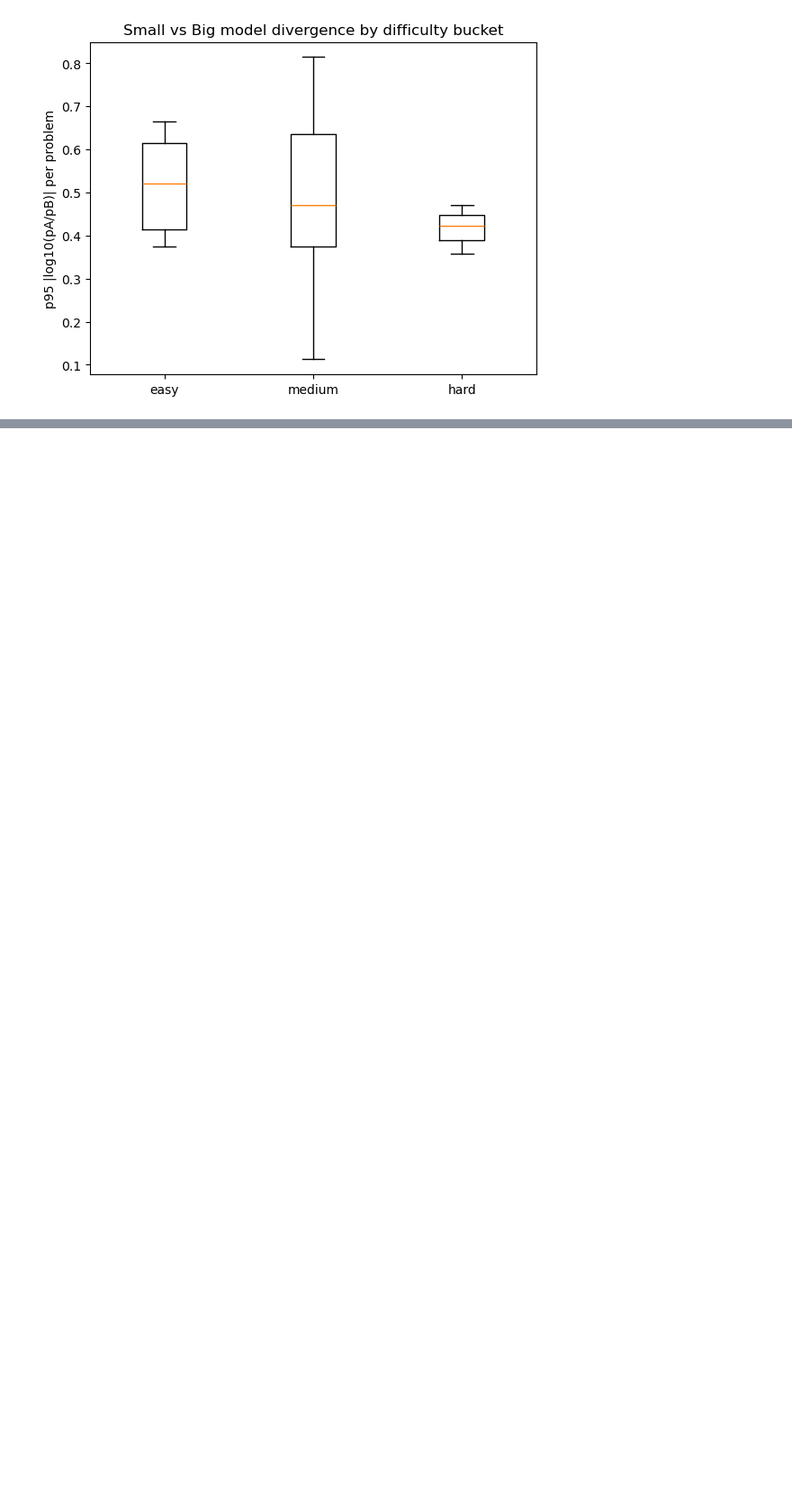
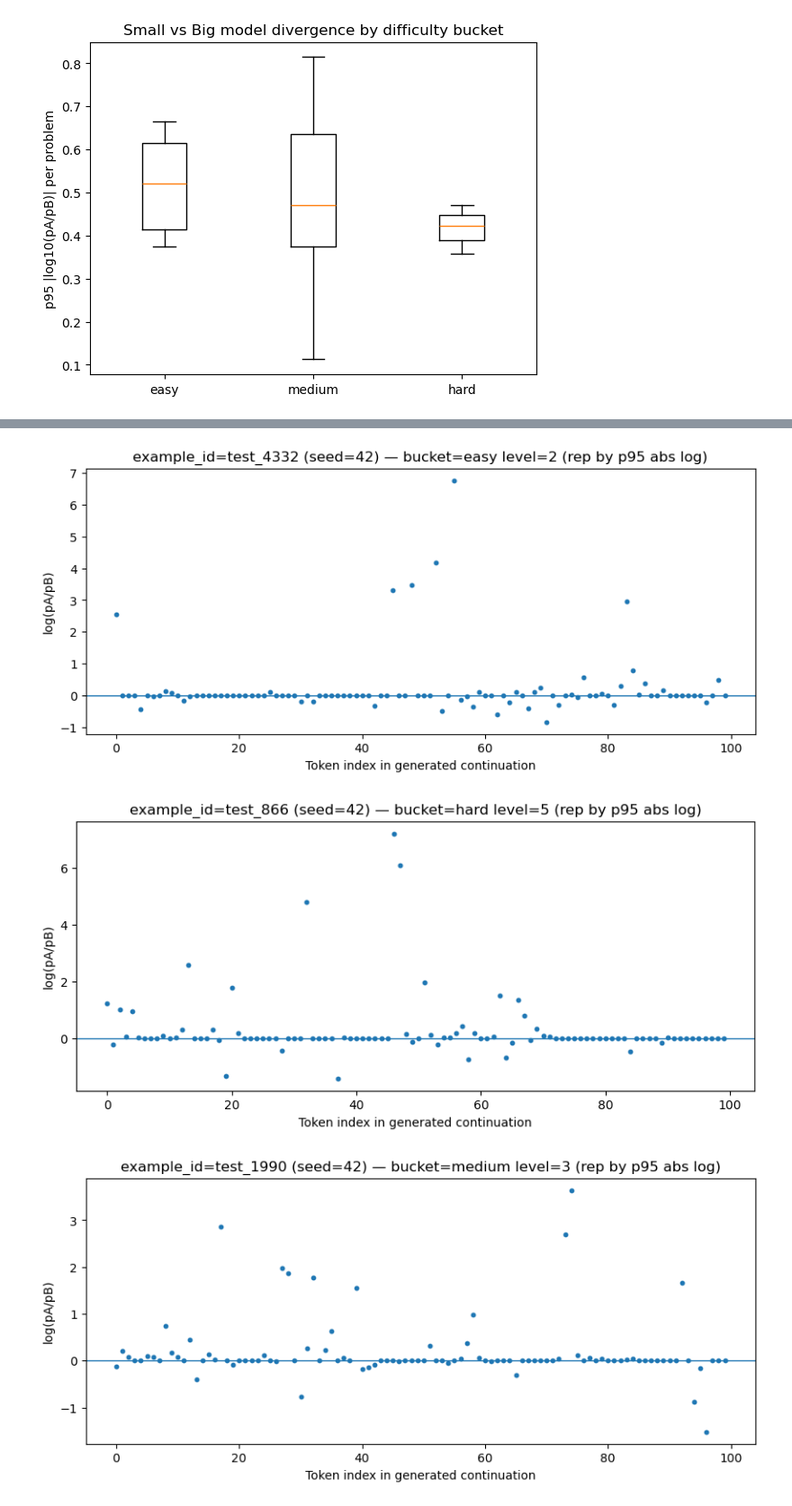
Before and after one commit to Allegra0077/llm-cross-eval, a Jupyter notebook: notebooks/exp3_visualize.ipynb, the cells around one changed output, grey strips where cells are left out. Shown at 90% size. Cells and saved outputs as stored; diff of their text form; code cells hidden in the pictures; blank space fills up the shorter version.

```diff
--- a/notebooks/exp3_visualize.ipynb
+++ b/notebooks/exp3_visualize.ipynb
@@ -62,0 +130,22 @@ plt.show()
+# %%
+def plot_example_token_scatter(df, seed, example_id, title_suffix=""):
+    g = df2[(df.seed == seed) & (df.example_id == example_id)].sort_values("token_idx")
+    plt.figure(figsize=(10, 4))
+    plt.scatter(g["token_idx"], g["log_ratio"], s=10)
+    plt.axhline(0.0, linewidth=1)
+    plt.xlabel("Token index in generated continuation")
+    plt.ylabel("log(pA/pB)")
+    plt.title(f"example_id={example_id} (seed={seed}) {title_suffix}")
+    plt.show()
+
+for _, row in rep.iterrows():
+    plot_example_token_scatter(
+        df2,
+        seed=row["seed"],
+        example_id=row["example_id"],
+        title_suffix=f"— bucket={row['bucket']} level={row['level']} (rep by p95 abs log)"
+    )
+# %% [output]
+[figure, added]
+[figure, added]
+[figure, added]
```
Also changed, not shown: parts of 12 cells of this notebook, 2 other files.
